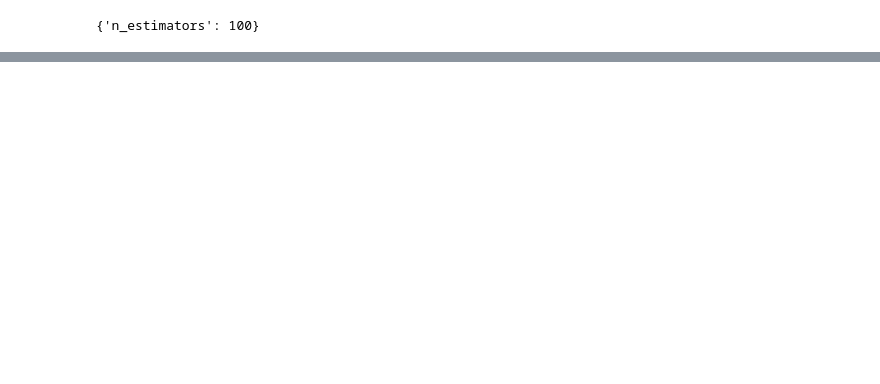
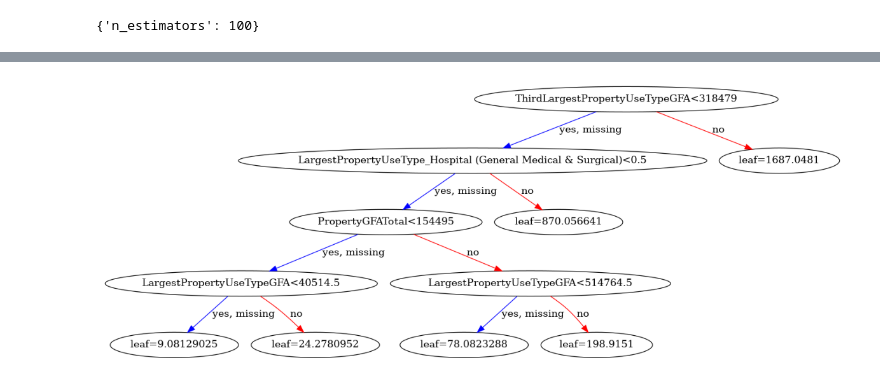
Before and after one commit to gabrielhermel/OC_DS_P4, a Jupyter notebook: Hermel_Gabriel_2_notebook_prediction_112022.ipynb, the cells around one changed output, grey strips where cells are left out. Cells and saved outputs as stored; diff of their text form; code cells hidden in the pictures; blank space fills up the shorter version.

```diff
--- a/Hermel_Gabriel_2_notebook_prediction_112022.ipynb
+++ b/Hermel_Gabriel_2_notebook_prediction_112022.ipynb
@@ -719,0 +784,6 @@ plt.show()
+# %%
+xgb.plot_tree(xgb_regr, num_trees=0)
+plt.rcParams["figure.figsize"] = [15, 10]
+plt.show()
+# %% [output]
+[figure, added]
```
Also changed, not shown: parts of 6 cells of this notebook, 2 other files.
